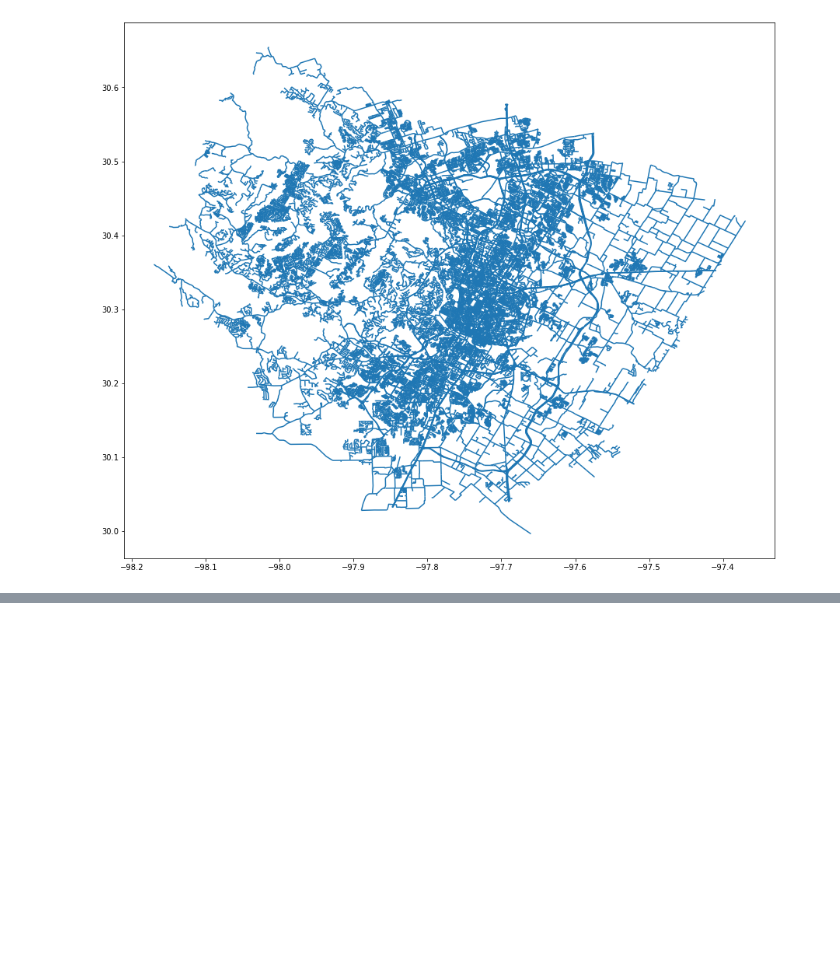
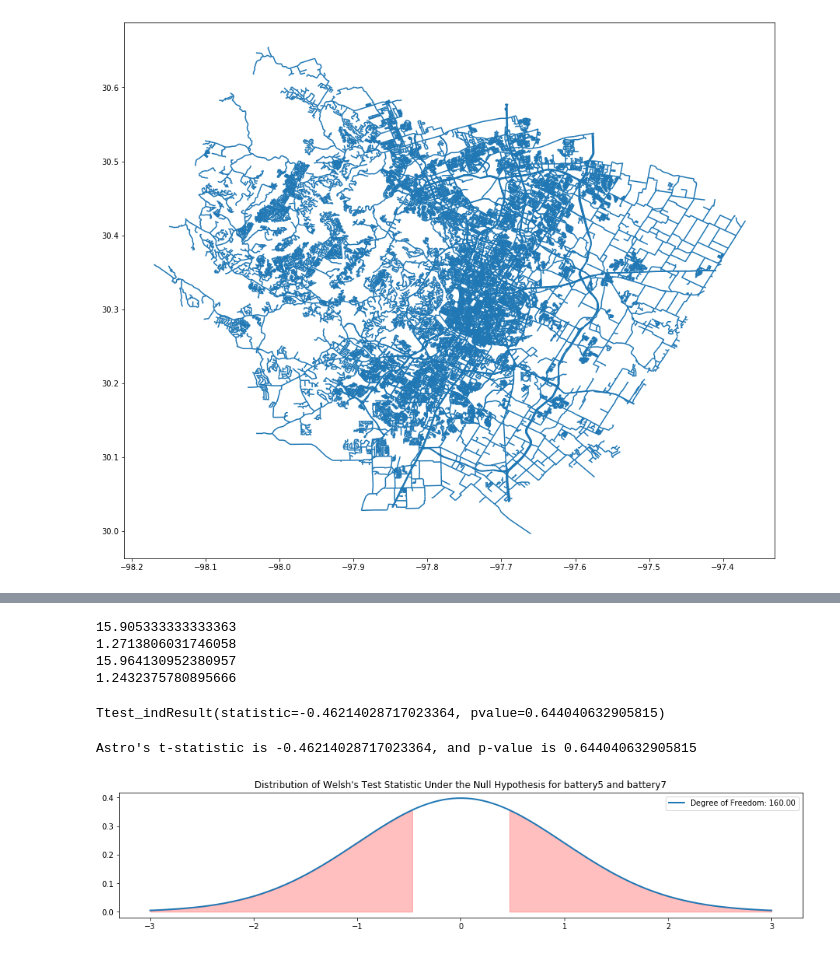
Before and after one commit to dj-betts/prius-obd, a Jupyter notebook: prius-eda.ipynb, the cells around one changed output, grey strips where cells are left out. Saved outputs shown, nothing was run; the diff lists cells and outputs as text; code cells hidden in the pictures; blank space fills up the shorter version.

```diff
--- a/prius-eda.ipynb
+++ b/prius-eda.ipynb
@@ -85,0 +139,15 @@ geo_df['geometry'].plot(ax = ax, color='red')
+# %%
+battery1 = data[' Battery Block Voltage -V01 (V)']
+battery2 = data[' Battery Block Voltage -V02 (V)']
+battery3 = data[' Battery Block Voltage -V03 (V)']
+battery4 = data[' Battery Block Voltage -V04 (V)']
+battery5 = data[' Battery Block Voltage -V05 (V)']
+battery6 = data[' Battery Block Voltage -V06 (V)']
+battery7 = data[' Battery Block Voltage -V07 (V)']
+battery8 = data[' Battery Block Voltage -V08 (V)']
+battery9 = data[' Battery Block Voltage -V09 (V)']
+battery10 = data[' Battery Block Voltage -V10 (V)']
+battery11 = data[' Battery Block Voltage -V11 (V)']
+battery12 = data[' Battery Block Voltage -V12 (V)']
+battery13 = data[' Battery Block Voltage -V13 (V)']
+battery14 = data[' Battery Block Voltage -V14 (V)']
@@ -85,0 +158,10 @@ geo_df['geometry'].plot(ax = ax, color='red')
+# %%
+print(np.mean(battery7))
+print(np.var(battery7))
+print(np.mean(battery14))
+print(np.var(battery14))
+# %% [output]
+15.905333333333363
+1.2713806031746058
+15.964130952380957
+1.2432375780895666
@@ -85,0 +170,22 @@ geo_df['geometry'].plot(ax = ax, color='red')
+# %%
+batt7_batt4 = stats.ttest_ind(battery7, battery4)
+# %%
+batt7_batt4
+# %% [output]
+Ttest_indResult(statistic=-0.46214028717023364, pvalue=0.644040632905815)
+# %%
+# Distribution of Welsh's Test Statistic Under the Null Hypothesis
+x = np.linspace(-3, 3, num=250)
+
+fig, ax = plt.subplots(1, figsize=(16, 3))
+curve = stats.t(160)
+ax.plot(x, curve.pdf(x), linewidth=2, label="Degree of Freedom: {:2.2f}".format(160))
+ax.fill_between(x, curve.pdf(x), where=(x >= -batt7_batt4[0]), color="red", alpha=0.25)
+ax.fill_between(x, curve.pdf(x), where=(x <= batt7_batt4[0]), color="red", alpha=0.25)
+ax.legend()
+ax.set_title("Distribution of Welsh's Test Statistic Under the Null Hypothesis for battery5 and battery7")
+
+print(f"Astro's t-statistic is {batt7_batt4[0]}, and p-value is {batt7_batt4[1]}")
+# %% [output]
+Astro's t-statistic is -0.46214028717023364, and p-value is 0.644040632905815
+[figure, added]
```
Also changed, not shown: parts of 24 cells of this notebook.
